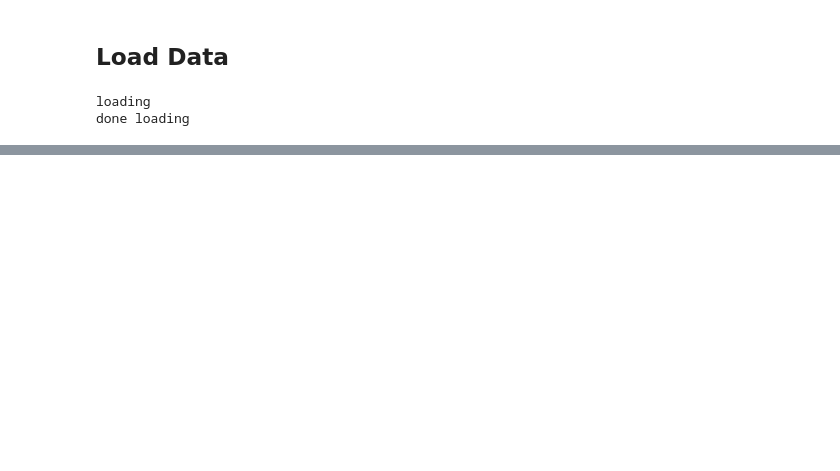
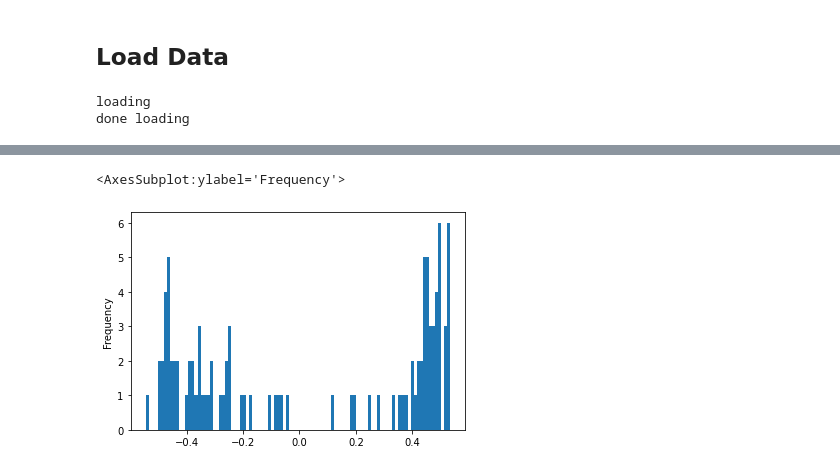
Before and after one commit to noamsgl/msc, a Jupyter notebook: scripts/generate/generate_eeg_with_gaussian_process.ipynb, the cells around one changed output, grey strips where cells are left out. Saved outputs shown, nothing was run; the diff lists cells and outputs as text; code cells hidden in the pictures; blank space fills up the shorter version.

```diff
--- a/scripts/generate/generate_eeg_with_gaussian_process.ipynb
+++ b/scripts/generate/generate_eeg_with_gaussian_process.ipynb
@@ -169,0 +204,5 @@ tensor(0.0757, dtype=torch.float64)
+# %%
+params.groupby('param_name').get_group('covar_module.raw_outputscale').value.plot(kind='hist', bins=100)
+# %% [output]
+<AxesSubplot:ylabel='Frequency'>
+[figure, added]
```
Also changed, not shown: parts of 17 cells of this notebook, 1 other file.
